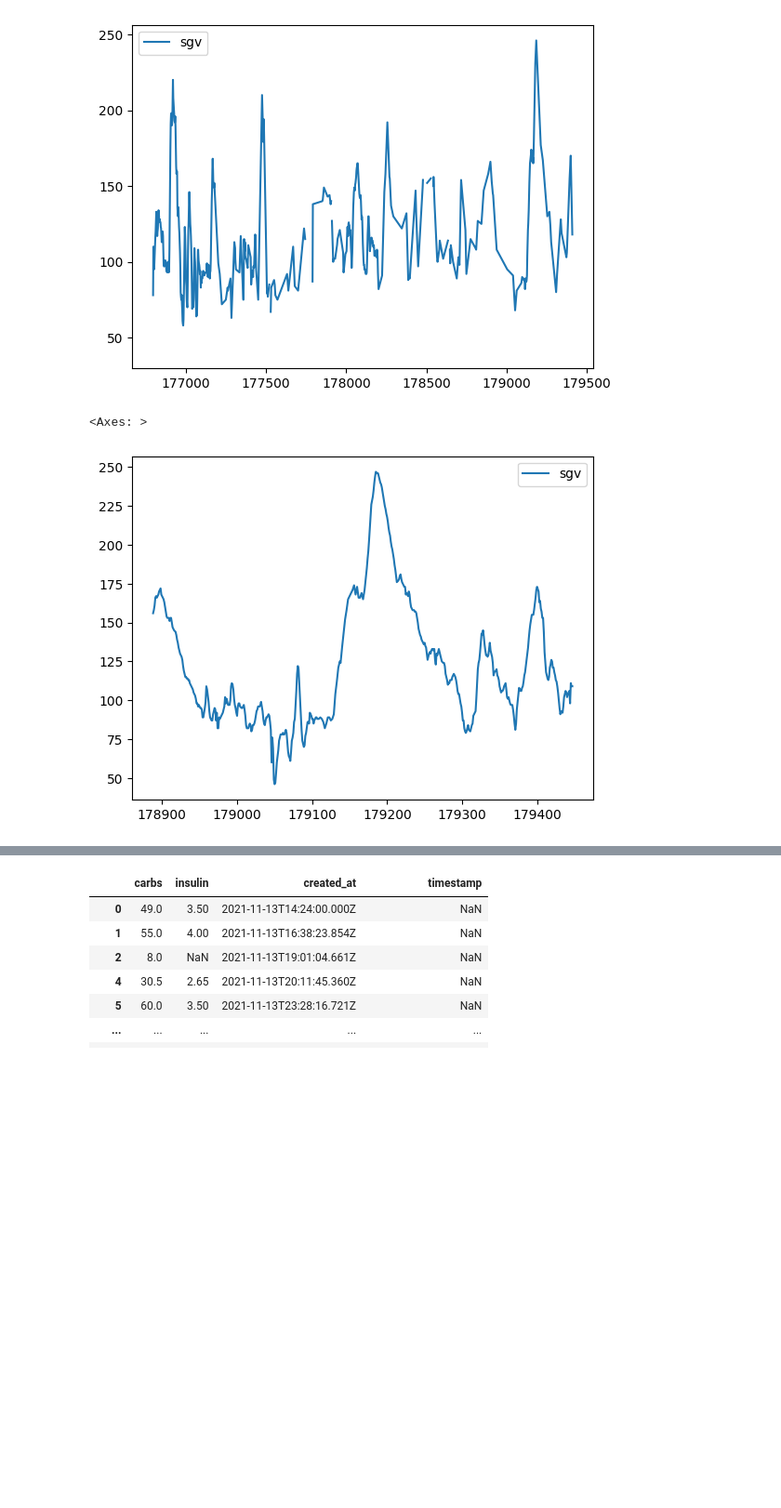
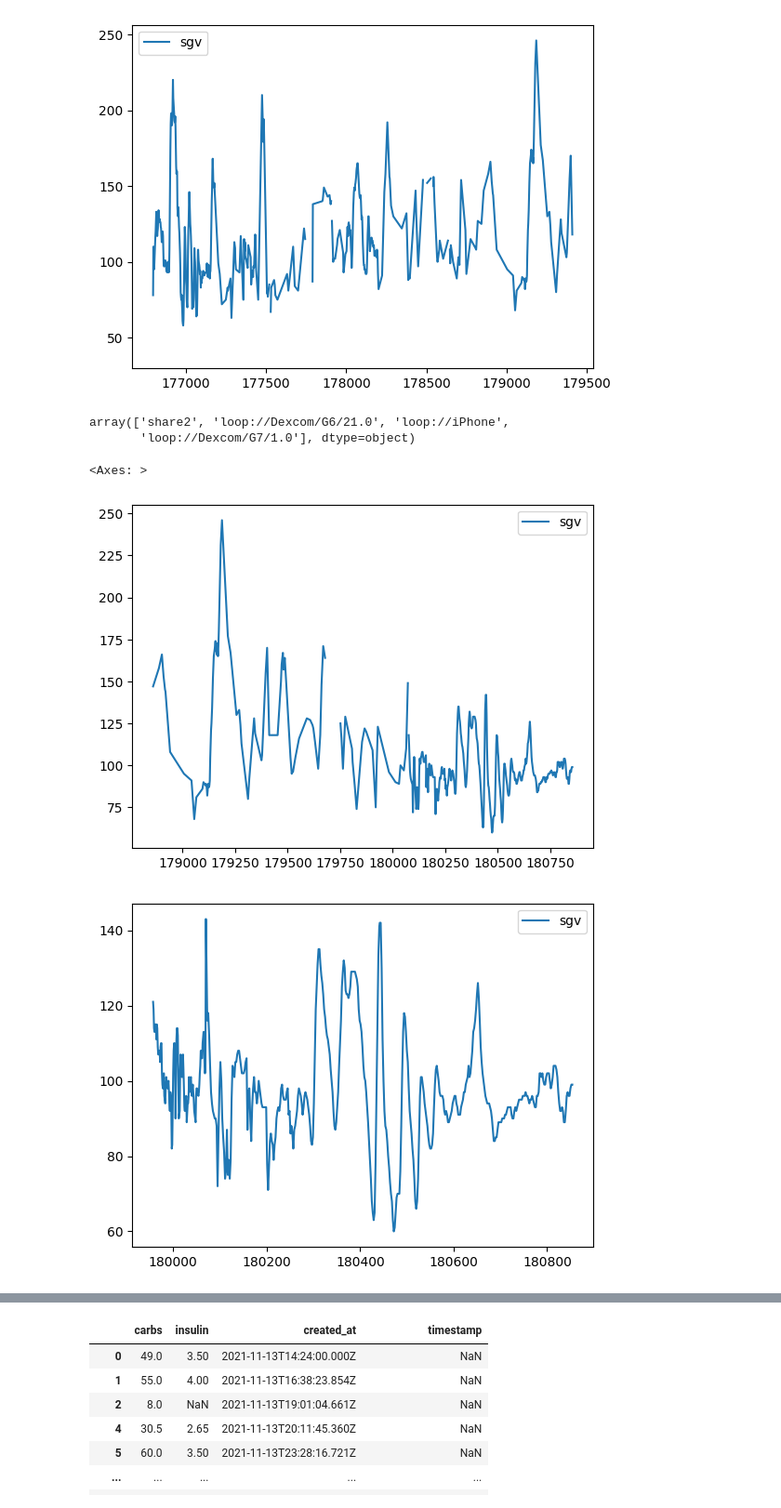
Before and after one commit to patrickdmiller/ns-data, a Jupyter notebook: python/example.ipynb, the cells around one changed output, grey strips where cells are left out. Shown at 93% size. Drawn from its saved outputs; the diff is of its cells as text; code cells hidden in the pictures; blank space fills up the shorter version.

```diff
--- a/python/example.ipynb
+++ b/python/example.ipynb
@@ -66,11 +35,19 @@ data[data['device']=='loop://Dexcom/G6/21.0'][['sgv']][-500:].plot()
 # %% [output]
 <Axes: >
 [figure]
+# %%
+ns.entries['device'].unique()
+# %% [output]
+array(['share2', 'loop://Dexcom/G6/21.0', 'loop://iPhone',
+       'loop://Dexcom/G7/1.0'], dtype=object)
 # %%
-data[data['device']!='loop://Dexcom/G6/21.0'][['sgv']][-500:].plot()
+ns.entries[ns.entries['device']=='loop://Dexcom/G6/21.0'][['sgv']][-500:].plot()
+ns.entries[ns.entries['device']=='share2'][['sgv']][-500:].plot()
+# ns.entries[['device']]
 # %% [output]
 <Axes: >
-[figure, old version]
+[figure, new version]
+[figure, added]
 # %%
 data[data['device']=='loop://Dexcom/G6/21.0'][-4000:]
 # %% [output]
```
Also changed, not shown: parts of 7 cells of this notebook, 5 other files.
